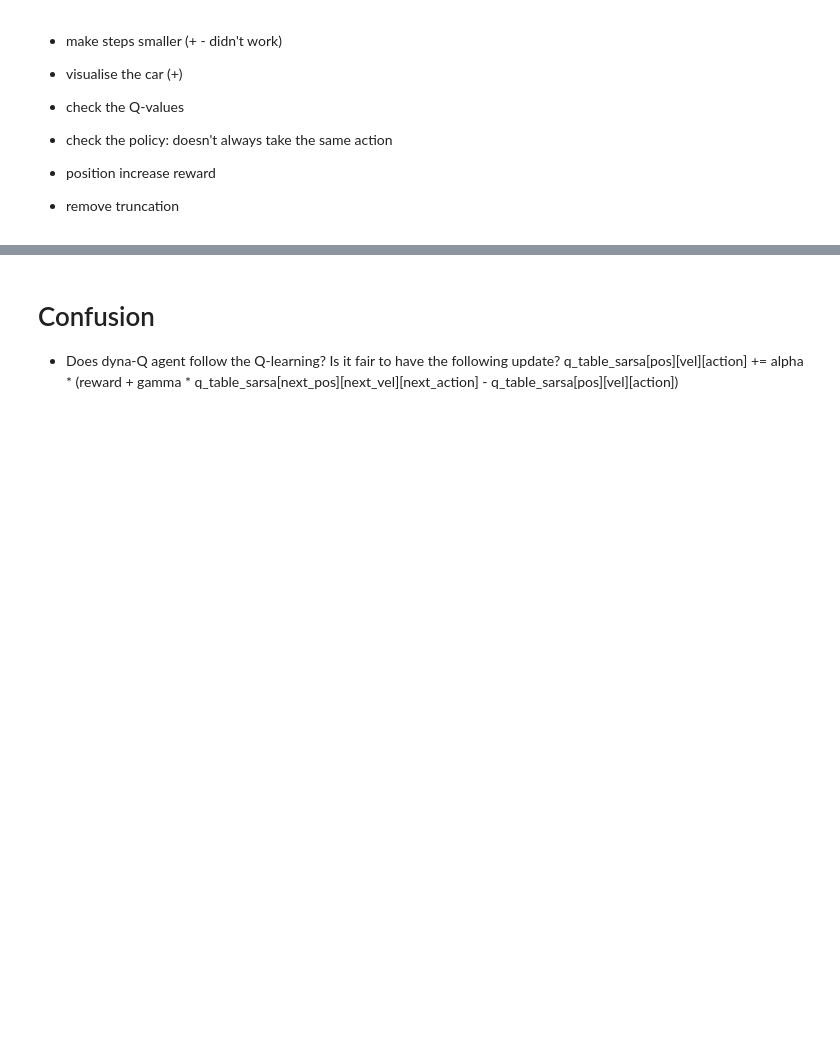
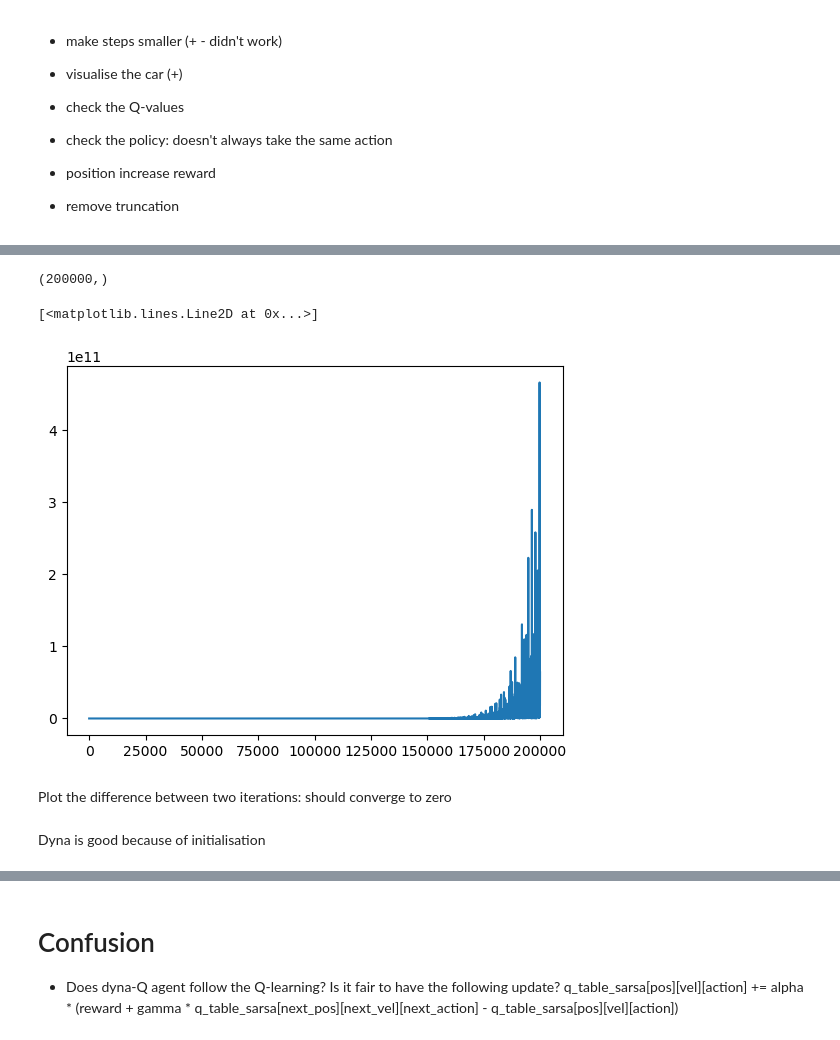
Before and after one commit to marindigen/mountain_car, a Jupyter notebook: dyna_agent.ipynb, the cells around one changed output, grey strips where cells are left out. Saved outputs shown, nothing was run; the diff lists cells and outputs as text; code cells hidden in the pictures; blank space fills up the shorter version.

```diff
--- a/dyna_agent.ipynb
+++ b/dyna_agent.ipynb
@@ -426,2 +449,14 @@ plt.show()
+# %%
+stacked_delta_Q = np.stack(store['delta_Q'])
+print(stacked_delta_Q.shape)
+plt.plot(stacked_delta_Q)
+# %% [output]
+(200000,)
+[<matplotlib.lines.Line2D at 0x...>]
+[figure, added]
+# %% [markdown]
+Plot the difference between two iterations: should converge to zero
+# %% [markdown]
+Dyna is good because of initialisation
 # %%
 agent.render()
```
Also changed, not shown: parts of 12 cells of this notebook, 1 other file.
